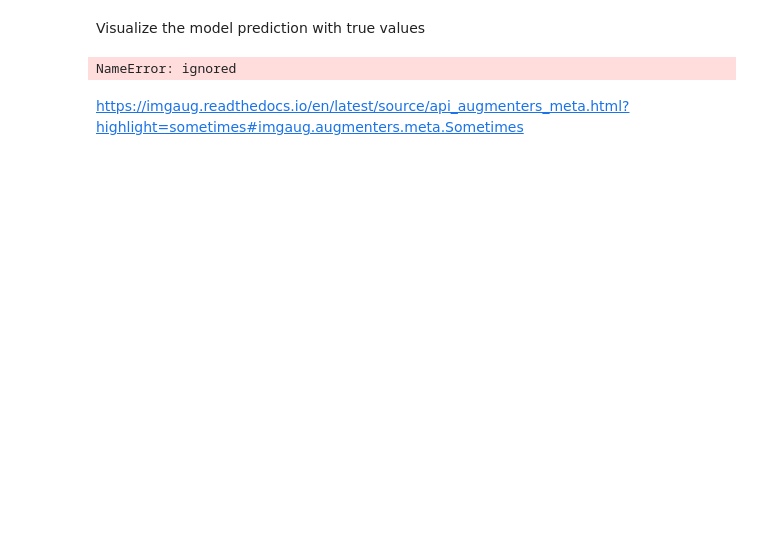
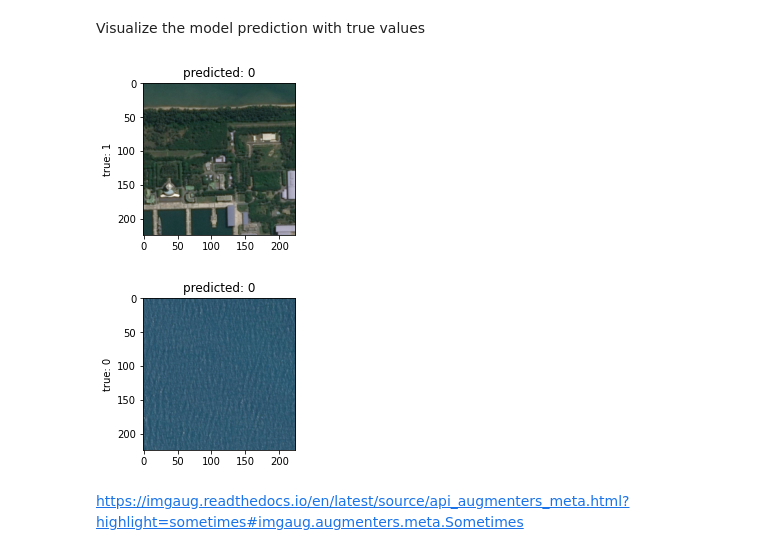
Before and after one commit to tommyj530/ShipClassificationviaSARImages, a Jupyter notebook: DeepLearningApproachtoSARImageShipClassification.ipynb, the cells around one changed output. Saved outputs shown, nothing was run; the diff lists cells and outputs as text; code cells hidden in the pictures; blank space fills up the shorter version.

```diff
--- a/DeepLearningApproachtoSARImageShipClassification.ipynb
+++ b/DeepLearningApproachtoSARImageShipClassification.ipynb
@@ -449,11 +406,12 @@ def visualize_model(model, num_images=2):
 # %% [markdown]
 Visualize the model prediction with true values
 # %%
-visualize_model(model_conv)
+visualize_model(model_ft)
 
 plt.ioff()
 plt.show()
 # %% [output]
-NameError: ignored
+[figure, added]
+[figure, added]
 # %% [markdown]
 https://imgaug.readthedocs.io/en/latest/source/api_augmenters_meta.html?highlight=sometimes#imgaug.augmenters.meta.Sometimes
```
Also changed, not shown: parts of 11 cells of this notebook.
